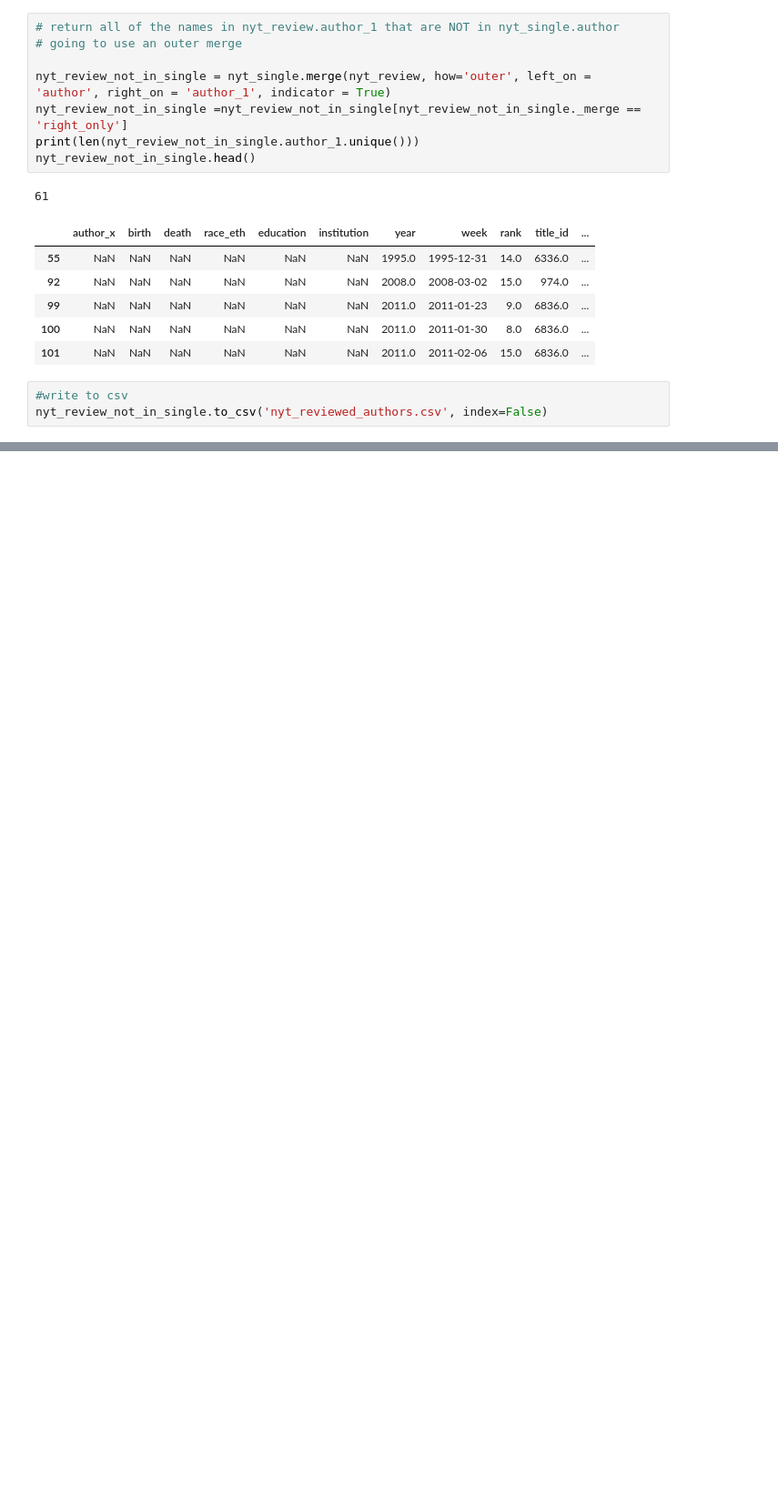
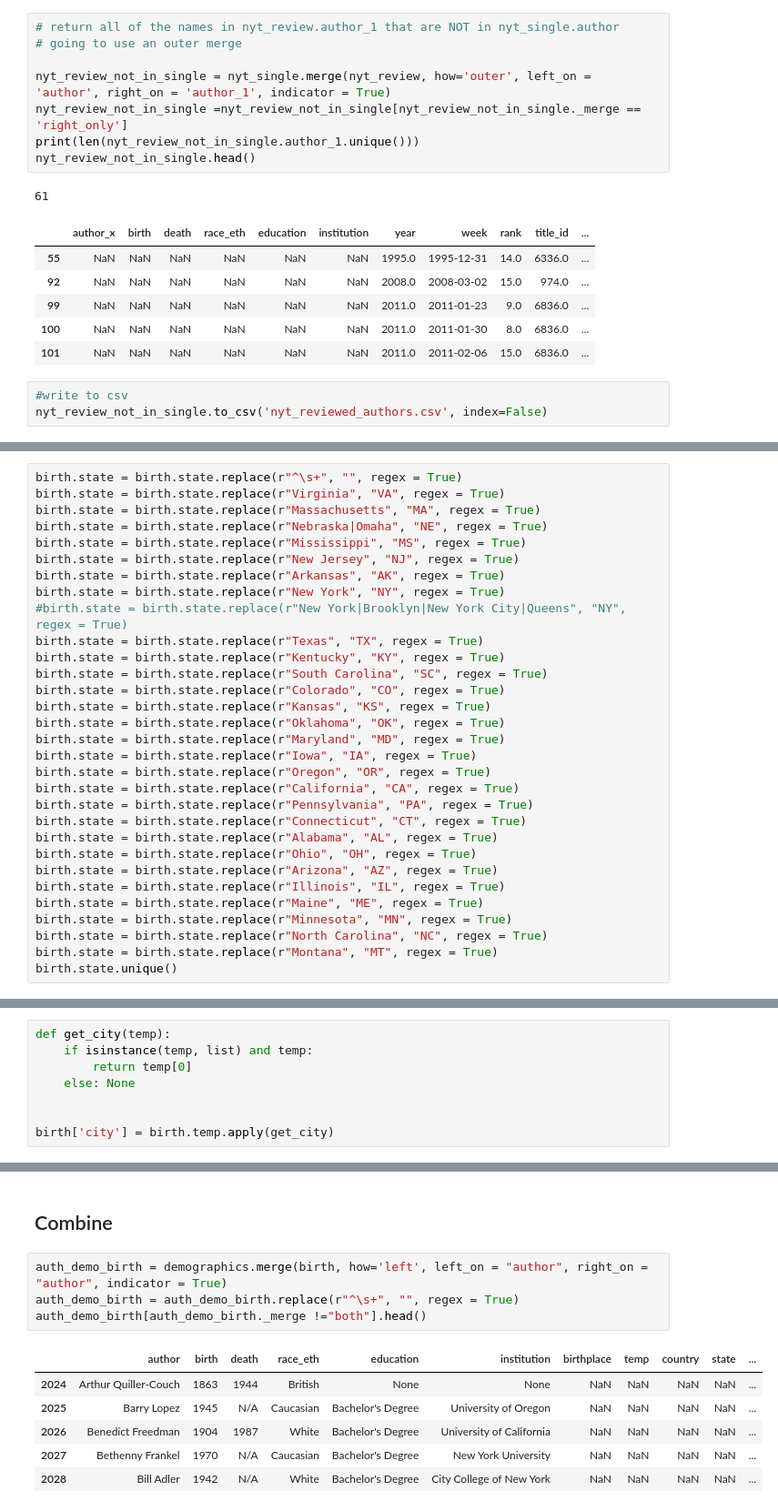
Before and after one commit to michellejm/nytimes-books, a Jupyter notebook: nytimes_cleaning.ipynb, the cells around one changed output, grey strips where cells are left out. Shown at 91% size. Saved outputs shown, nothing was run; the diff lists cells and outputs as text; blank space fills up the shorter version.

```diff
--- a/nytimes_cleaning.ipynb
+++ b/nytimes_cleaning.ipynb
@@ -265,0 +442,31 @@ nyt_review_not_in_single.to_csv('nyt_reviewed_authors.csv', index=False)
+# %%
+birth.state = birth.state.replace(r"^\s+", "", regex = True)
+birth.state = birth.state.replace(r"Virginia", "VA", regex = True)
+birth.state = birth.state.replace(r"Massachusetts", "MA", regex = True)
+birth.state = birth.state.replace(r"Nebraska|Omaha", "NE", regex = True)
+birth.state = birth.state.replace(r"Mississippi", "MS", regex = True)
+birth.state = birth.state.replace(r"New Jersey", "NJ", regex = True)
+birth.state = birth.state.replace(r"Arkansas", "AK", regex = True)
+birth.state = birth.state.replace(r"New York", "NY", regex = True)
+#birth.state = birth.state.replace(r"New York|Brooklyn|New York City|Queens", "NY", regex = True)
+birth.state = birth.state.replace(r"Texas", "TX", regex = True)
+birth.state = birth.state.replace(r"Kentucky", "KY", regex = True)
+birth.state = birth.state.replace(r"South Carolina", "SC", regex = True)
+birth.state = birth.state.replace(r"Colorado", "CO", regex = True)
+birth.state = birth.state.replace(r"Kansas", "KS", regex = True)
+birth.state = birth.state.replace(r"Oklahoma", "OK", regex = True)
+birth.state = birth.state.replace(r"Maryland", "MD", regex = True)
+birth.state = birth.state.replace(r"Iowa", "IA", regex = True)
+birth.state = birth.state.replace(r"Oregon", "OR", regex = True)
+birth.state = birth.state.replace(r"California", "CA", regex = True)
+birth.state = birth.state.replace(r"Pennsylvania", "PA", regex = True)
+birth.state = birth.state.replace(r"Connecticut", "CT", regex = True)
+birth.state = birth.state.replace(r"Alabama", "AL", regex = True)
+birth.state = birth.state.replace(r"Ohio", "OH", regex = True)
+birth.state = birth.state.replace(r"Arizona", "AZ", regex = True)
+birth.state = birth.state.replace(r"Illinois", "IL", regex = True)
+birth.state = birth.state.replace(r"Maine", "ME", regex = True)
+birth.state = birth.state.replace(r"Minnesota", "MN", regex = True)
+birth.state = birth.state.replace(r"North Carolina", "NC", regex = True)
+birth.state = birth.state.replace(r"Montana", "MT", regex = True)
+birth.state.unique()
@@ -265,0 +479,8 @@ nyt_review_not_in_single.to_csv('nyt_reviewed_authors.csv', index=False)
+# %%
+def get_city(temp):
+    if isinstance(temp, list) and temp:
+        return temp[0]
+    else: None
+
+
+birth['city'] = birth.temp.apply(get_city)
@@ -265,0 +508,13 @@ nyt_review_not_in_single.to_csv('nyt_reviewed_authors.csv', index=False)
+# %% [markdown]
+## Combine
+# %%
+auth_demo_birth = demographics.merge(birth, how='left', left_on = "author", right_on = "author", indicator = True)
+auth_demo_birth = auth_demo_birth.replace(r"^\s+", "", regex = True)
+auth_demo_birth[auth_demo_birth._merge !="both"].head()
+# %% [output]
+|  | author | birth | death | race_eth | education | institution | birthplace | temp | country | state | ... |
+| 2024 | Arthur Quiller-Couch | 1863 | 1944 | British | None | None | NaN | NaN | NaN | NaN | ... |
+| 2025 | Barry Lopez | 1945 | N/A | Caucasian | Bachelor's Degree | University of Oregon | NaN | NaN | NaN | NaN | ... |
+| 2026 | Benedict Freedman | 1904 | 1987 | White | Bachelor's Degree | University of California | NaN | NaN | NaN | NaN | ... |
+| 2027 | Bethenny Frankel | 1970 | N/A | Caucasian | Bachelor's Degree | New York University | NaN | NaN | NaN | NaN | ... |
+| 2028 | Bill Adler | 1942 | N/A | White | Bachelor's Degree | City College of New York | NaN | NaN | NaN | NaN | ... |
```
Also changed, not shown: parts of 29 cells of this notebook, 2 other files.
